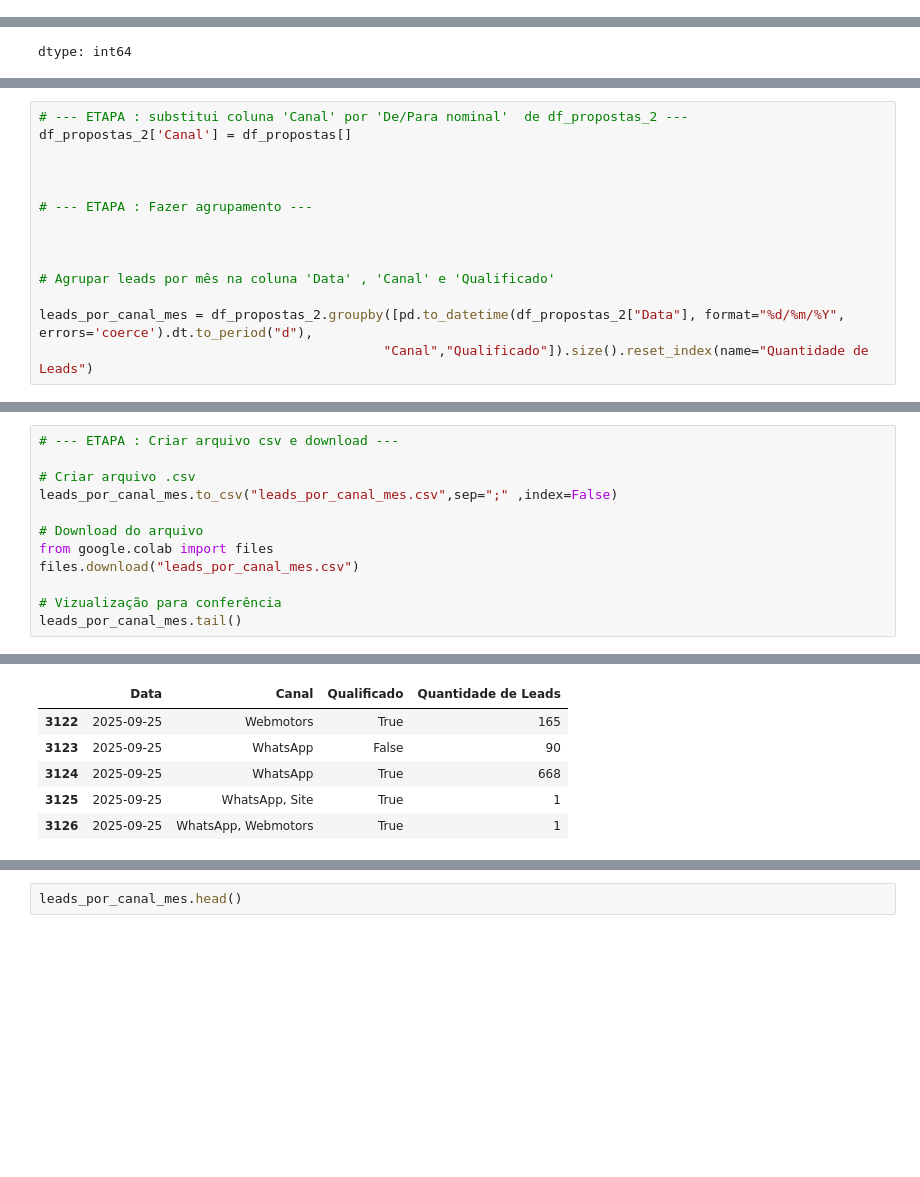
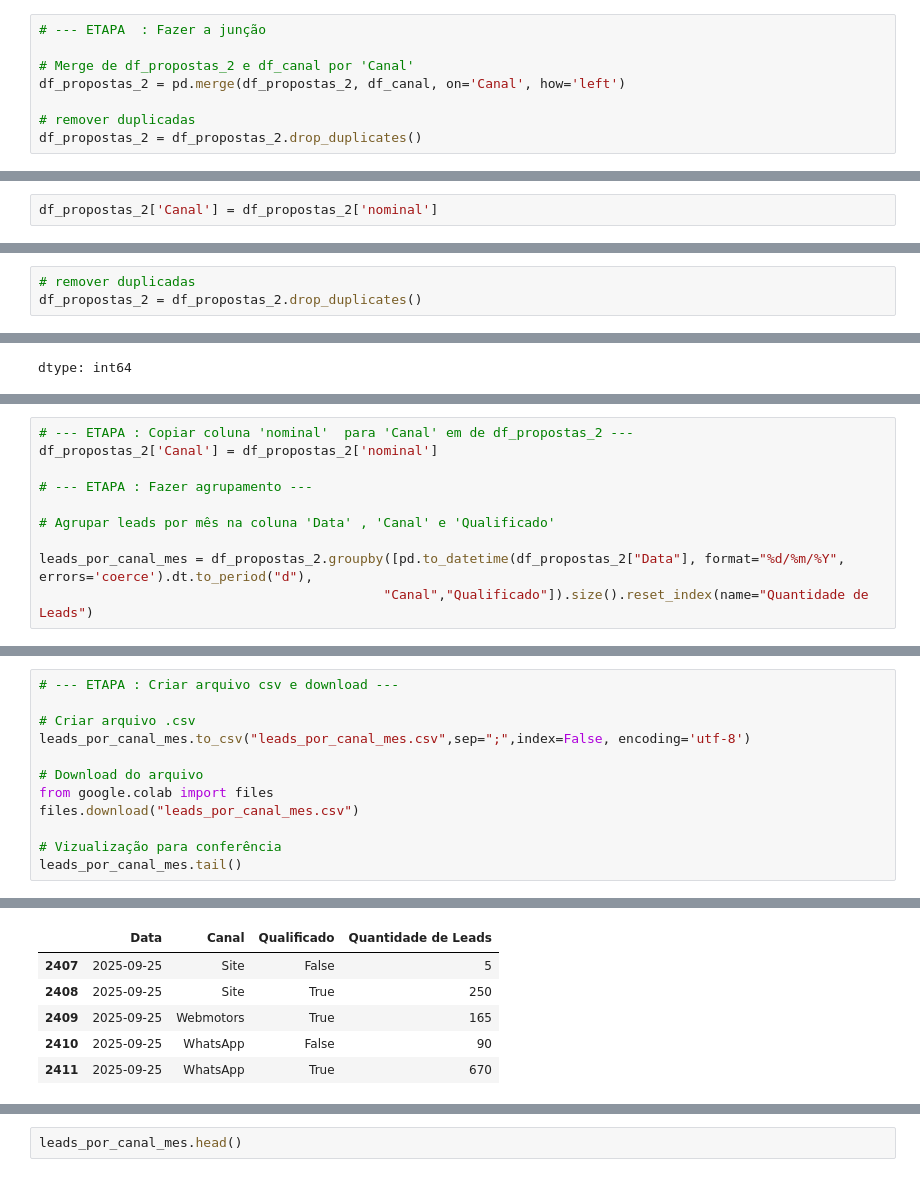
Before and after one commit to movi-data/painel_performance, a Jupyter notebook: painel_performance2.ipynb, the cells around one changed output, grey strips where cells are left out. Cells and saved outputs as stored; diff of their text form; blank space fills up the shorter version.

```diff
--- a/painel_performance2.ipynb
+++ b/painel_performance2.ipynb
@@ -35,5 +36,13 @@ df_propostas_2 = df_propostas.copy()
 # %%
 df_propostas_2 = df_propostas.copy()
+# %%
+# --- ETAPA  : Fazer a junção
+
+# Merge de df_propostas_2 e df_canal por 'Canal'
+df_propostas_2 = pd.merge(df_propostas_2, df_canal, on='Canal', how='left')
+
+# remover duplicadas
+df_propostas_2 = df_propostas_2.drop_duplicates()
 # %%
 df_propostas_2.info()
 # %% [output]
@@ -56,0 +66,2 @@ memory usage: 108.4+ MB
+# %%
+df_propostas_2['Canal'] = df_propostas_2['nominal']
@@ -56,0 +130,3 @@ memory usage: 108.4+ MB
+# %%
+# remover duplicadas
+df_propostas_2 = df_propostas_2.drop_duplicates()
@@ -334,12 +583,8 @@ dtype: int64
 # %%
-# --- ETAPA : substitui coluna 'Canal' por 'De/Para nominal'  de df_propostas_2 ---
-df_propostas_2['Canal'] = df_propostas[]
-
-
+# --- ETAPA : Copiar coluna 'nominal'  para 'Canal' em de df_propostas_2 ---
+df_propostas_2['Canal'] = df_propostas_2['nominal']
 
 # --- ETAPA : Fazer agrupamento ---
-
-
 
 # Agrupar leads por mês na coluna 'Data' , 'Canal' e 'Qualificado'
 
@@ -348,21 +600,21 @@ leads_por_canal_mes = df_propostas_2.groupby([pd.to_datetime(df_propostas_2["Dat
 # %%
 # --- ETAPA : Criar arquivo csv e download ---
 
 # Criar arquivo .csv
-leads_por_canal_mes.to_csv("leads_por_canal_mes.csv",sep=";" ,index=False)
+leads_por_canal_mes.to_csv("leads_por_canal_mes.csv",sep=";",index=False, encoding='utf-8')
 
 # Download do arquivo
 from google.colab import files
 files.download("leads_por_canal_mes.csv")
 
 # Vizualização para conferência
 leads_por_canal_mes.tail()
 # %% [output]
 [interactive output not drawn]
 [interactive output not drawn]
 |  | Data | Canal | Qualificado | Quantidade de Leads |
-| 3122 | 2025-09-25 | Webmotors | True | 165 |
-| 3123 | 2025-09-25 | WhatsApp | False | 90 |
-| 3124 | 2025-09-25 | WhatsApp | True | 668 |
-| 3125 | 2025-09-25 | WhatsApp, Site | True | 1 |
-| 3126 | 2025-09-25 | WhatsApp, Webmotors | True | 1 |
+| 2407 | 2025-09-25 | Site | False | 5 |
+| 2408 | 2025-09-25 | Site | True | 250 |
+| 2409 | 2025-09-25 | Webmotors | True | 165 |
+| 2410 | 2025-09-25 | WhatsApp | False | 90 |
+| 2411 | 2025-09-25 | WhatsApp | True | 670 |
```
Also changed, not shown: parts of 33 cells of this notebook.
